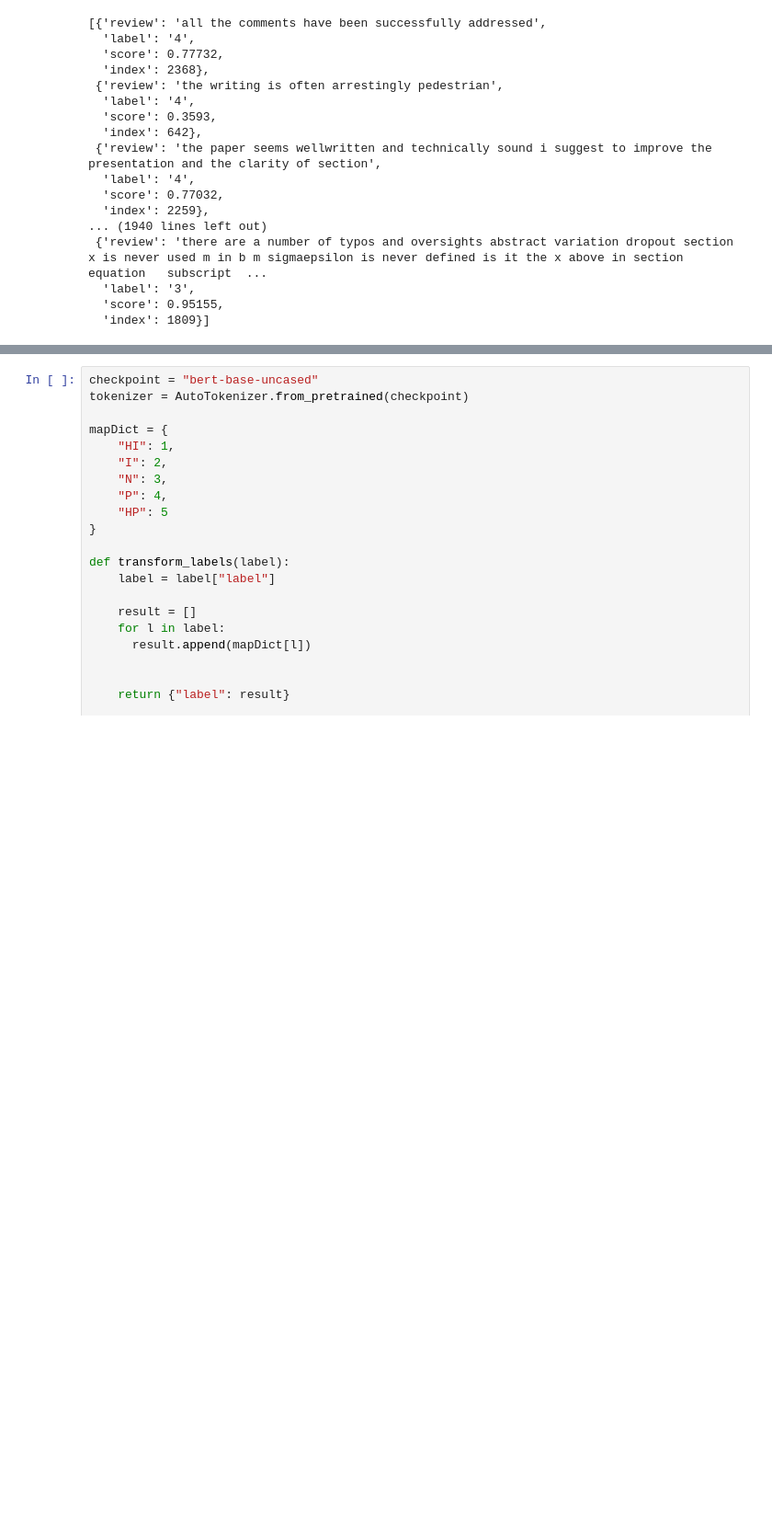
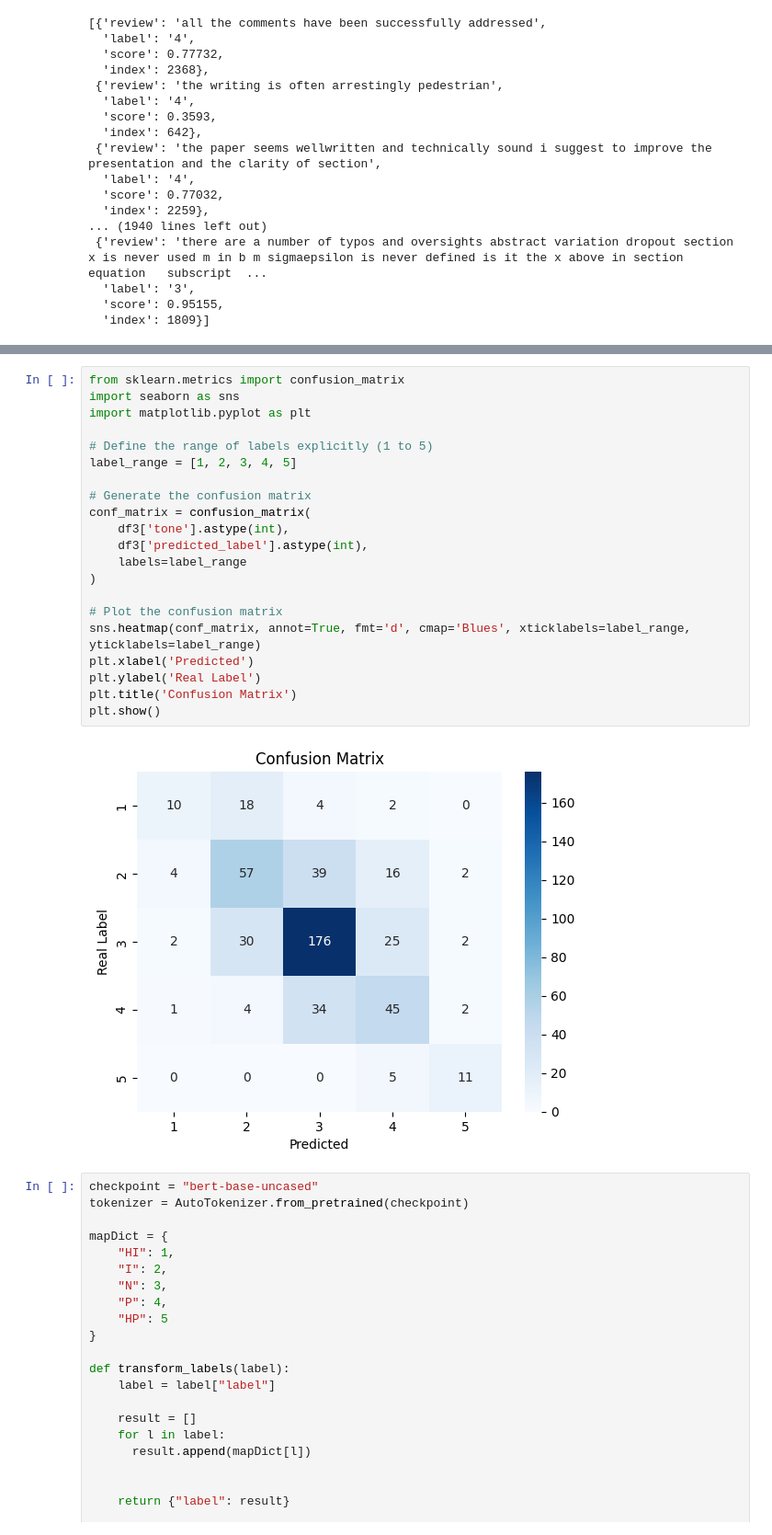
Before and after one commit to Gianini2/politeness1, a Jupyter notebook: politepeer-classification.ipynb, the cells around one changed output, grey strips where cells are left out. Shown at 92% size. Cells and saved outputs as stored; diff of their text form; blank space fills up the shorter version.

Commit message:
confusion matrix

```diff
--- a/politepeer-classification.ipynb
+++ b/politepeer-classification.ipynb
@@ -531,4 +532,27 @@ df3
 489 rows × 4 columns
+# %%
+from sklearn.metrics import confusion_matrix
+import seaborn as sns
+import matplotlib.pyplot as plt
+
+# Define the range of labels explicitly (1 to 5)
+label_range = [1, 2, 3, 4, 5]
+
+# Generate the confusion matrix
+conf_matrix = confusion_matrix(
+    df3['tone'].astype(int),
+    df3['predicted_label'].astype(int),
+    labels=label_range
+)
+
+# Plot the confusion matrix
+sns.heatmap(conf_matrix, annot=True, fmt='d', cmap='Blues', xticklabels=label_range, yticklabels=label_range)
+plt.xlabel('Predicted')
+plt.ylabel('Real Label')
+plt.title('Confusion Matrix')
+plt.show()
+# %% [output]
+[figure, added]
 # %%
 checkpoint = "bert-base-uncased"
 tokenizer = AutoTokenizer.from_pretrained(checkpoint)
```
Also changed, not shown: parts of 1 cell of this notebook.
